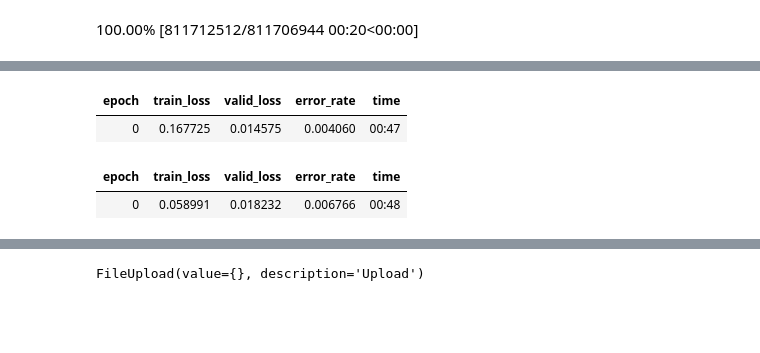
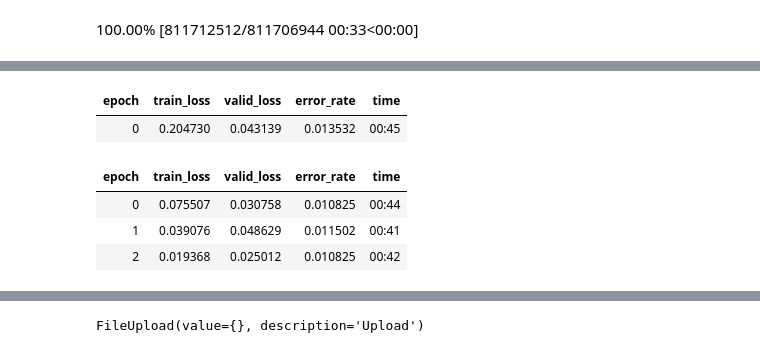
Before and after one commit to manasamadgul/Pytorch_Fundamentals, a Jupyter notebook: Classifier_DogOrCat.ipynb, the cells around one changed output, grey strips where cells are left out. Cells and saved outputs as stored; diff of their text form; code cells hidden in the pictures; blank space fills up the shorter version.

```diff
--- a/Classifier_DogOrCat.ipynb
+++ b/Classifier_DogOrCat.ipynb
@@ -10,9 +10,9 @@ path = untar_data(URLs.PETS)/'images'
 def is_cat(x): return x[0].isupper()
 dls = ImageDataLoaders.from_name_func(
     path, get_image_files(path), valid_pct=0.2, seed=42,
-    label_func=is_cat, item_tfms=Resize(224))
+    label_func=is_cat, item_tfms=Resize(192))
 
-learn = vision_learner(dls, resnet34, metrics=error_rate)
-learn.fine_tune(1)
+learn = vision_learner(dls, resnet18, metrics=error_rate)
+learn.fine_tune(3)
 # %% [output]
-100.00% [811712512/811706944 00:20<00:00]
+100.00% [811712512/811706944 00:33<00:00]
@@ -20,4 +20,6 @@ Downloading: "https://download.pytorch.org/models/resnet34-b627a593.pth" to /roo
 | epoch | train_loss | valid_loss | error_rate | time |
-| 0 | 0.167725 | 0.014575 | 0.004060 | 00:47 |
+| 0 | 0.204730 | 0.043139 | 0.013532 | 00:45 |
 | epoch | train_loss | valid_loss | error_rate | time |
-| 0 | 0.058991 | 0.018232 | 0.006766 | 00:48 |
+| 0 | 0.075507 | 0.030758 | 0.010825 | 00:44 |
+| 1 | 0.039076 | 0.048629 | 0.011502 | 00:41 |
+| 2 | 0.019368 | 0.025012 | 0.010825 | 00:42 |
```
Also changed, not shown: parts of 11 cells of this notebook.
